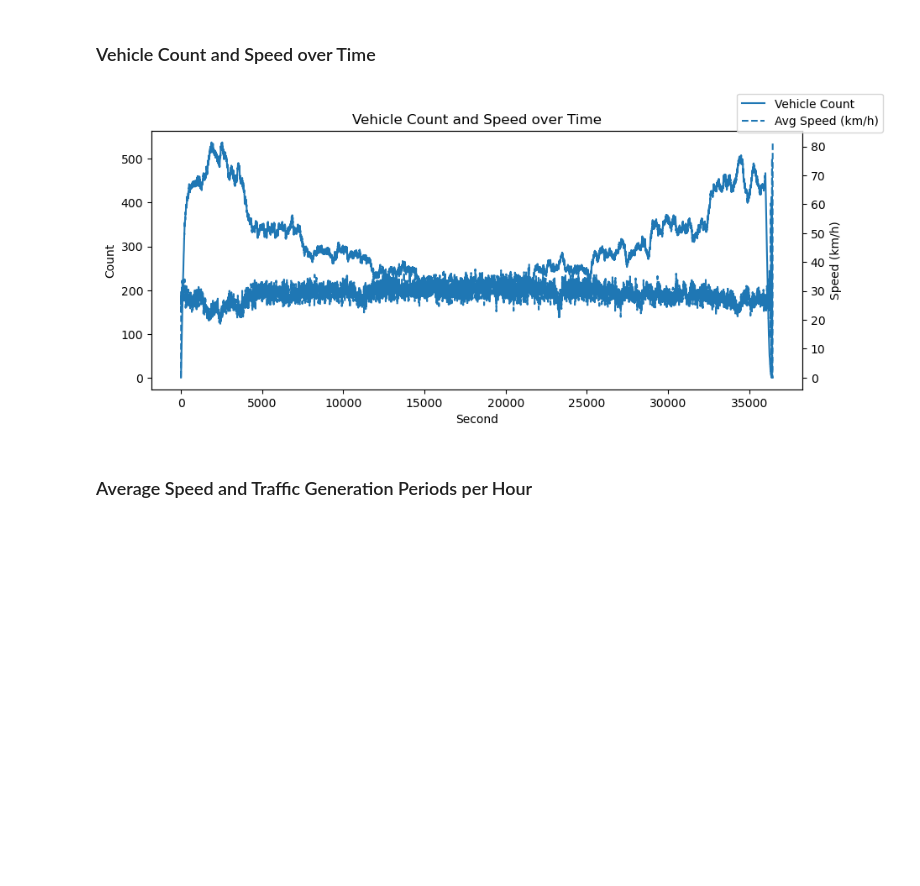
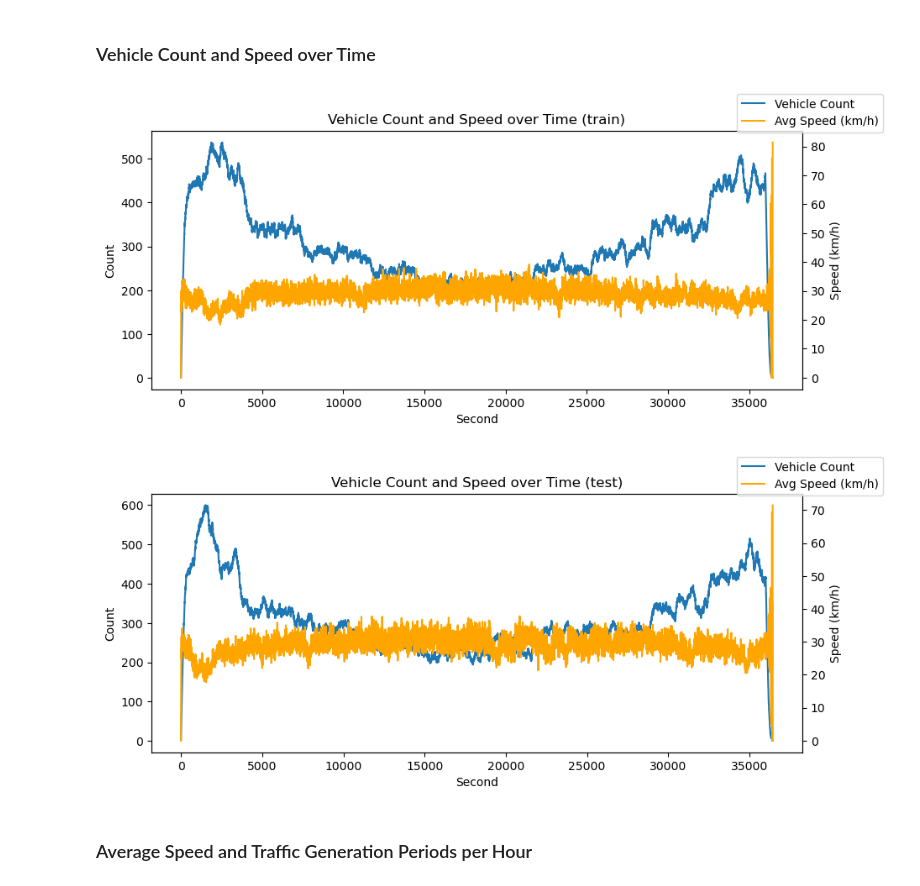
Before and after one commit to geokyr/diploma-thesis, a Jupyter notebook: dataset/dataset.ipynb, the cells around one changed output. Saved outputs shown, nothing was run; the diff lists cells and outputs as text; code cells hidden in the pictures; blank space fills up the shorter version.

```diff
--- a/dataset/dataset.ipynb
+++ b/dataset/dataset.ipynb
@@ -336,10 +367,11 @@ plt.show()
 # %% [markdown]
 ### Vehicle Count per Hour
 # %%
-plt.figure(figsize=(6, 4))
-plt.plot(hourly["hour"], hourly["vehicle_count"], marker="o")
-plt.title("Vehicle Count per Hour")
-plt.xlabel("Hour")
-plt.ylabel("Count")
-plt.show()
+for df, df_name in [(train_hourly, "train"), (test_hourly, "test")]:
+    plt.figure(figsize=(6, 4))
+    plt.plot(df["hour"], df["vehicle_count"], marker="o")
+    plt.title(f"Vehicle Count per Hour ({df_name})")
+    plt.xlabel("Hour")
+    plt.ylabel("Count")
+    plt.show()
 # %% [output]
@@ -347,18 +380,20 @@ plt.show()
 # %% [markdown]
 ### Vehicle Count and Speed over Time
 # %%
-fig, ax1 = plt.subplots(figsize=(10, 4))
-ax1.plot(secondly["second"], secondly["vehicle_count"], label="Vehicle Count")
-ax1.set_xlabel("Second")
-ax1.set_ylabel("Count")
-ax2 = ax1.twinx()
-ax2.plot(secondly["second"], secondly["avg_speed_kmh"], label="Avg Speed (km/h)", linestyle="--")
-ax2.set_ylabel("Speed (km/h)")
-fig.legend(loc="upper right")
-plt.title("Vehicle Count and Speed over Time")
-plt.show()
+for df, df_name in [(train_secondly, "train"), (test_secondly, "test")]:
+    fig, ax1 = plt.subplots(figsize=(10, 4))
+    ax1.plot(df["second"], df["vehicle_count"], label="Vehicle Count")
+    ax1.set_xlabel("Second")
+    ax1.set_ylabel("Count")
+    ax2 = ax1.twinx()
+    ax2.plot(df["second"], df["avg_speed_kmh"], label="Avg Speed (km/h)", color="orange")
+    ax2.set_ylabel("Speed (km/h)")
+    fig.legend(loc="upper right")
+    plt.title(f"Vehicle Count and Speed over Time ({df_name})")
+    plt.show()
 # %% [output]
-[figure, old version]
+[figure, new version]
+[figure, added]
 # %% [markdown]
 ### Average Speed and Traffic Generation Periods per Hour
 # %%
```
Also changed, not shown: parts of 19 cells of this notebook.
